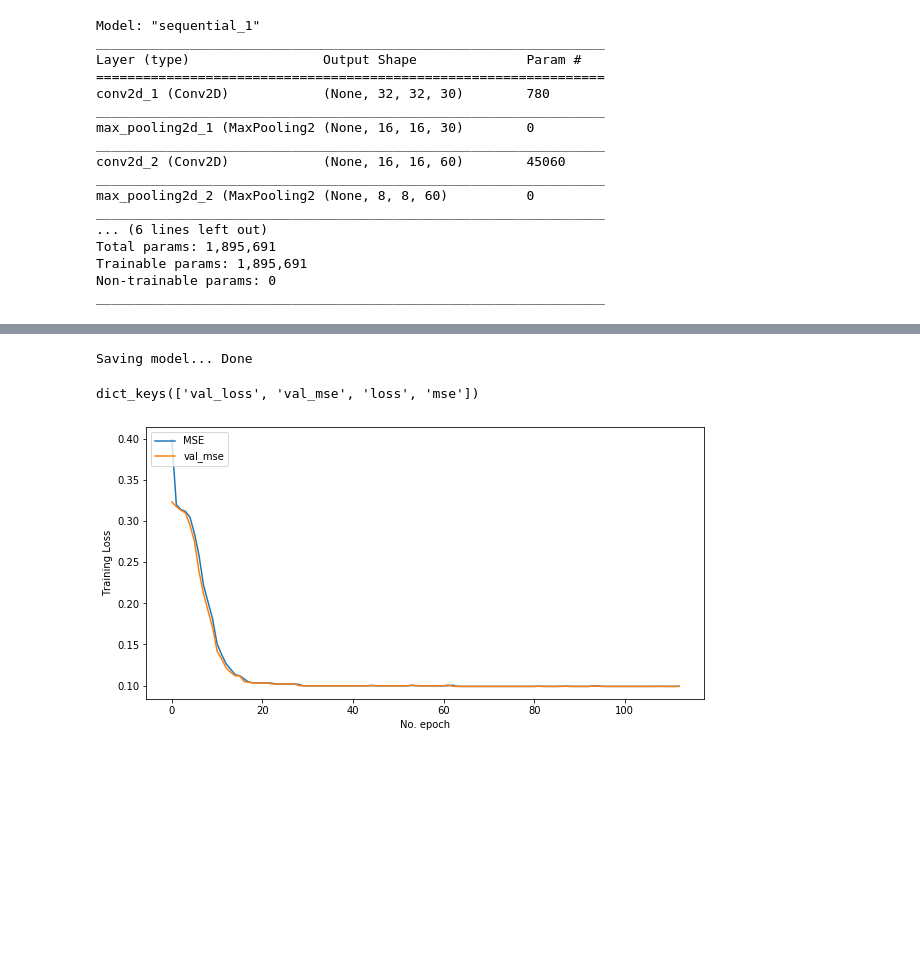
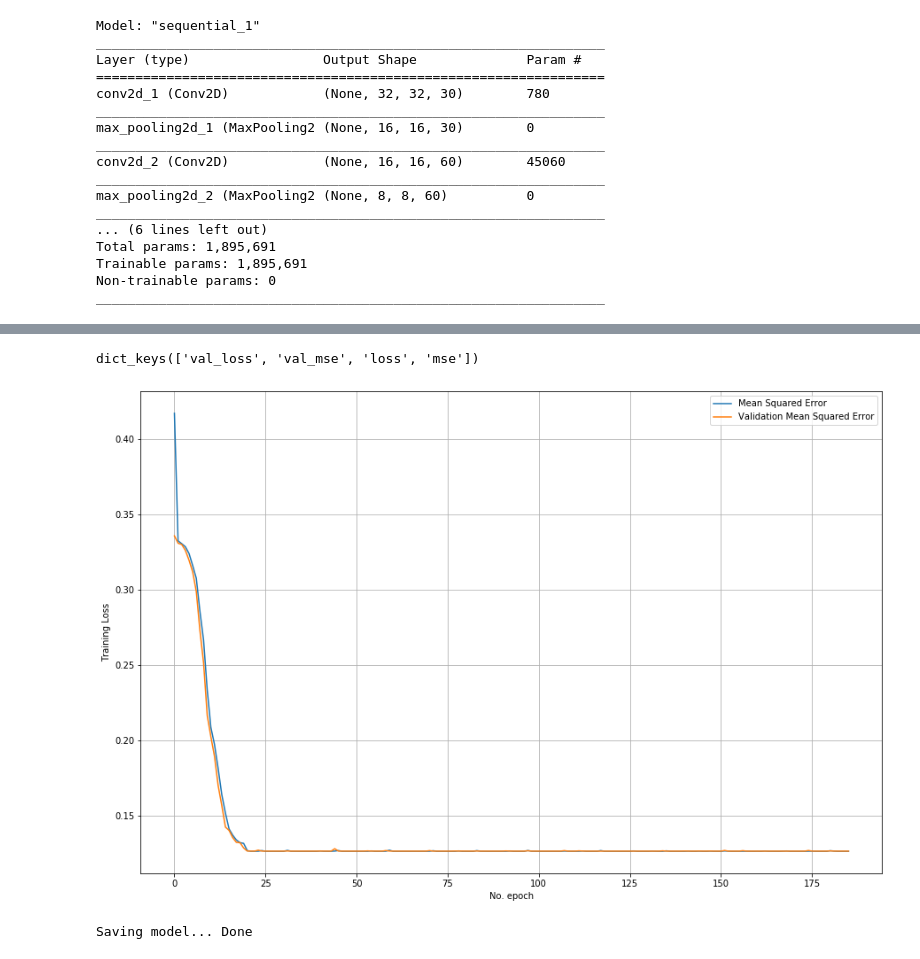
Before and after one commit to RodrigoAk/EIT-research, a Jupyter notebook: train.ipynb, the cells around one changed output, grey strips where cells are left out. Saved outputs shown, nothing was run; the diff lists cells and outputs as text; code cells hidden in the pictures; blank space fills up the shorter version.

Commit message:
Changed training datasets

```diff
--- a/train.ipynb
+++ b/train.ipynb
@@ -15,9 +17,9 @@ patience = 20
 earlyStop = EarlyStopping(monitor = "val_loss" ,patience = patience)
 # %%
 print("Importing dataset...")
-inputData = np.load("../data/test/1366_seed_A_input.npy")
+inputData = np.load("../data/1366_seed_A_input.npy")
 inputData = np.reshape(inputData, (len(inputData), 32, 32, 1))
-outputData = np.load("../data/test/1366_seed_A_output.npy")
+outputData = np.load("../data/1366_seed_A_output.npy")
 print(f"input Data: {inputData.shape}")
 print(f"output Data: {outputData.shape}")
 # %% [output]
@@ -26,7 +28,7 @@ input Data: (10000, 32, 32, 1)
 output Data: (10000, 1366)
 # %%
 xTrain, xTest, yTrain, yTest = train_test_split(inputData, outputData,
-                                                test_size = 499)
+                                                test_size = 500)
 print(f"xTrain: {xTrain.shape}")
 print(f"yTrain: {yTrain.shape}")
 print(f"xTest:  {xTest.shape}")
@@ -105,2 +111,18 @@ loss: 0.0992245996952057
+# %%
+print(history_eit.history.keys())
+# %% [output]
+dict_keys(['val_loss', 'val_mse', 'loss', 'mse'])
+# %%
+%matplotlib inline
+plt.figure(figsize = (15,10))
+plt.plot(history_eit.history['mse'][:],label = "Mean Squared Error")
+plt.plot(history_eit.history['val_mse'][:], label = "Validation Mean Squared Error")
+plt.ylabel("Training Loss")
+plt.xlabel("No. epoch")
+plt.grid()
+plt.legend(loc="upper right")
+plt.show()
+# %% [output]
+[figure, added]
 # %%
 print("Saving model...", end = " ")
@@ -111,17 +133,2 @@ del model
 # %% [output]
 Saving model... Done
-# %%
-print(history.history.keys())
-# %% [output]
-dict_keys(['val_loss', 'val_mse', 'loss', 'mse'])
-# %%
-%matplotlib inline
-plt.figure(figsize = (10,5))
-plt.plot(history.history['mse'], label = "MSE")
-plt.plot(history.history['val_mse'], label = "val_mse")
-plt.ylabel("Training Loss")
-plt.xlabel("No. epoch")
-plt.legend(loc="upper left")
-plt.show()
-# %% [output]
-[figure, removed]
```
Also changed, not shown: parts of 7 cells of this notebook.
